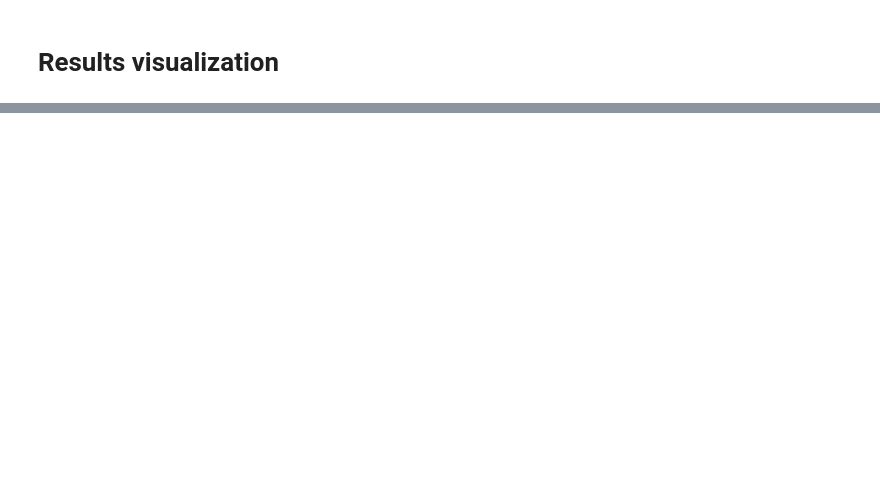
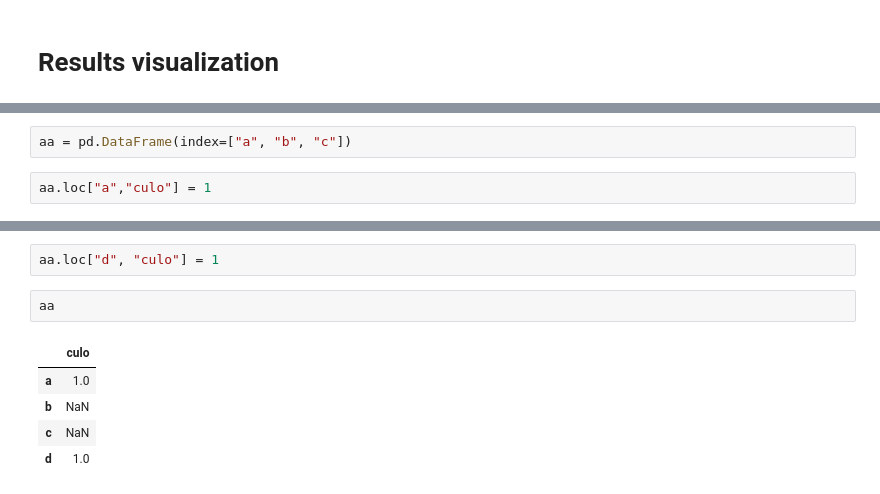
Before and after one commit to OscarPindaro/optimization-project, a Jupyter notebook: Results.ipynb, the cells around one changed output, grey strips where cells are left out. Saved outputs shown, nothing was run; the diff lists cells and outputs as text; blank space fills up the shorter version.

```diff
--- a/Results.ipynb
+++ b/Results.ipynb
@@ -147,0 +388,4 @@ plt.hist(aa[list(aa.columns)[-1]])
+# %%
+aa = pd.DataFrame(index=["a", "b", "c"])
+# %%
+aa.loc["a","culo"] = 1
@@ -147,0 +399,10 @@ plt.hist(aa[list(aa.columns)[-1]])
+# %%
+aa.loc["d", "culo"] = 1
+# %%
+aa
+# %% [output]
+|  | culo |
+| a | 1.0 |
+| b | NaN |
+| c | NaN |
+| d | 1.0 |
```
Also changed, not shown: parts of 21 cells of this notebook, 2 other files.
